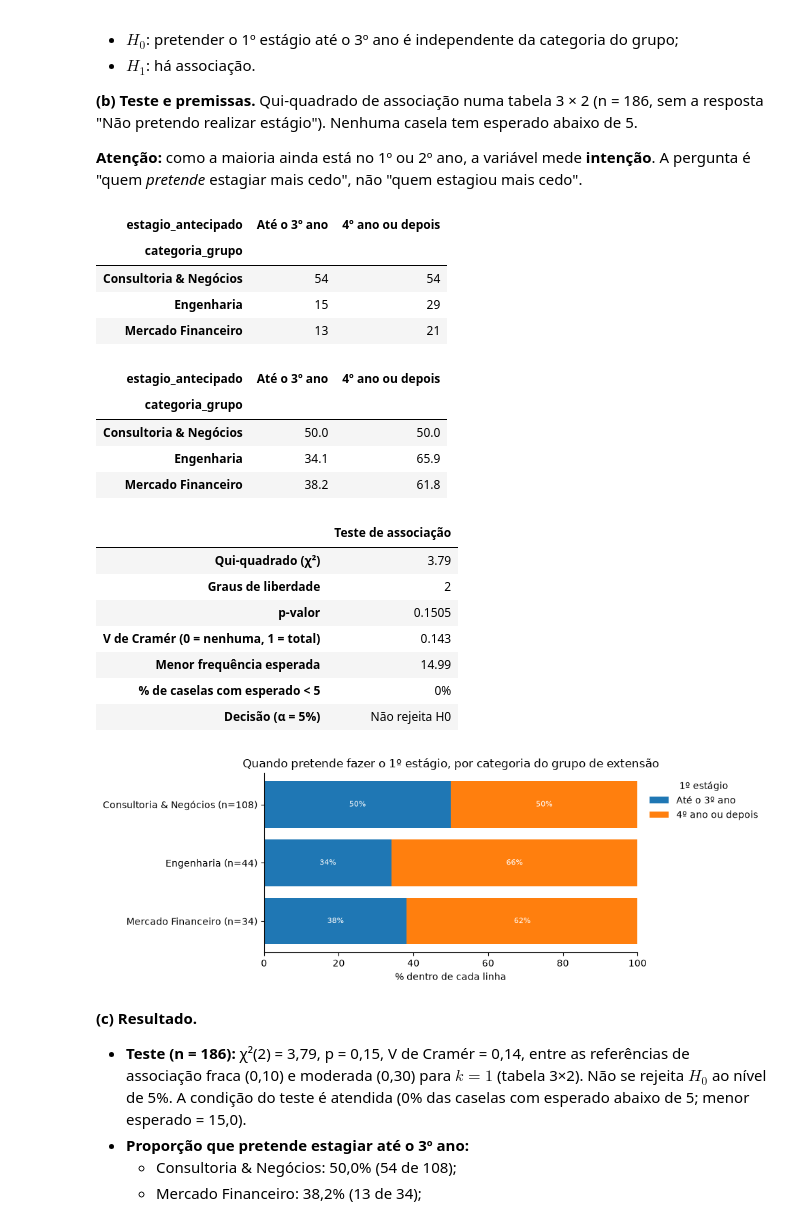
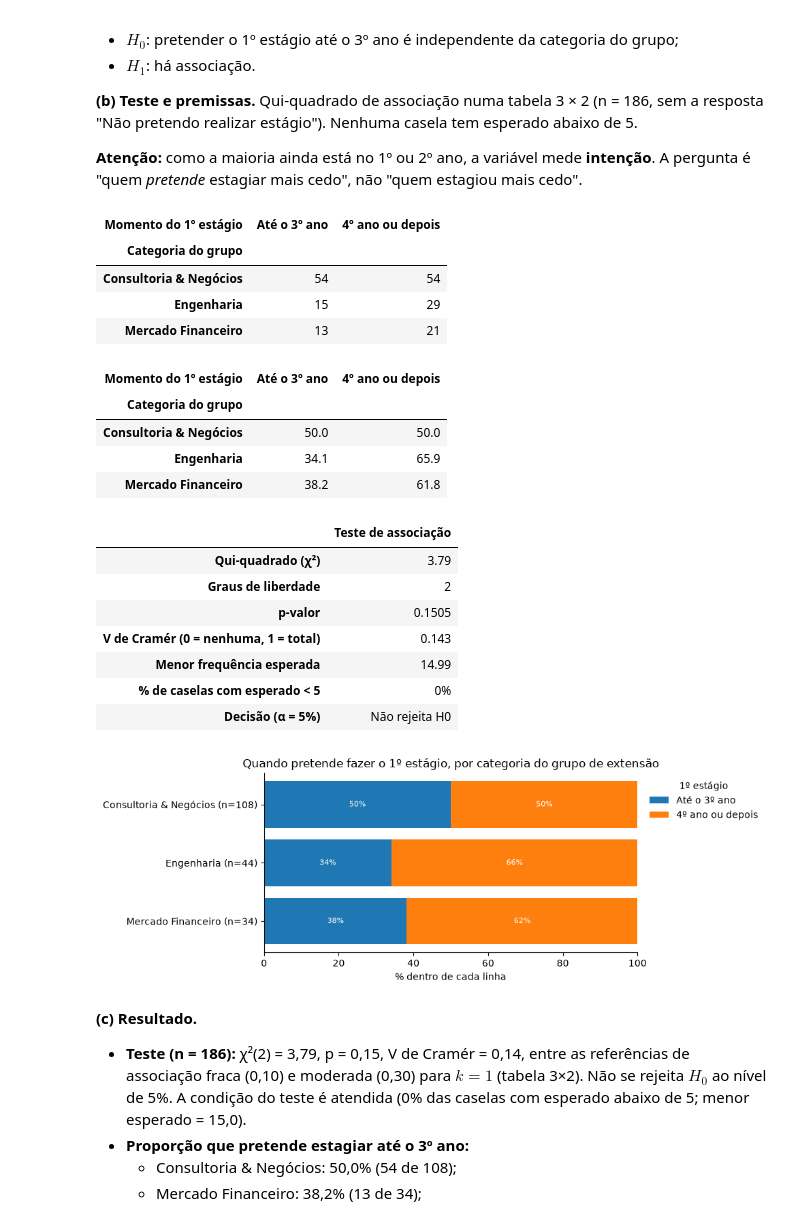
Before and after one commit to psallescard/estudo-grupos-de-extensao, a Jupyter notebook: notebooks/02_Carreira_Trajetoria_Objetivos.ipynb, the cells around one changed output. Cells and saved outputs as stored; diff of their text form; code cells hidden in the pictures.

```diff
--- a/notebooks/02_Carreira_Trajetoria_Objetivos.ipynb
+++ b/notebooks/02_Carreira_Trajetoria_Objetivos.ipynb
@@ -48,6 +48,7 @@ from src.stats_tests import (chi_square_association, group_means, one_way_anova,
                              standardized_residuals)
 
 pd.set_option("display.max_columns", None)
+pd.set_option("display.max_colwidth", None)
 df = prepare_front_data(pd.read_parquet(DATA_DIR / "clean_data.parquet"))
 print(f"{len(df)} alunos carregados.")
 # %% [output]
@@ -324,21 +328,22 @@ plot_stacked_shares(p2_observed, "Área pretendida após a formatura, por motiva
 # %%
 p3_sample = analysis_sample(df, ["categoria_grupo", "estagio_antecipado"])
 p3_observed, p3_result = chi_square_association(p3_sample, "categoria_grupo", "estagio_antecipado")
+p3_observed = p3_observed.rename_axis(index="Categoria do grupo", columns="Momento do 1º estágio")
 p3_observed.to_csv(TAB_DIR / "f3_tab11_p3_categoria_x_estagio.csv")
 p3_result.to_csv(TAB_DIR / "f3_tab12_p3_qui_quadrado.csv")
 display(p3_observed)
 display(row_percentages(p3_observed))
 display(p3_result)
 plot_stacked_shares(p3_observed, "Quando pretende fazer o 1º estágio, por categoria do grupo de extensão",
                     "1º estágio", FIG_DIR / "f3_fig05_p3_estagio_por_categoria.png")
 # %% [output]
-| estagio_antecipado | Até o 3º ano | 4º ano ou depois |
-| categoria_grupo |  |  |
+| Momento do 1º estágio | Até o 3º ano | 4º ano ou depois |
+| Categoria do grupo |  |  |
 | Consultoria & Negócios | 54 | 54 |
 | Engenharia | 15 | 29 |
 | Mercado Financeiro | 13 | 21 |
-| estagio_antecipado | Até o 3º ano | 4º ano ou depois |
-| categoria_grupo |  |  |
+| Momento do 1º estágio | Até o 3º ano | 4º ano ou depois |
+| Categoria do grupo |  |  |
 | Consultoria & Negócios | 50.0 | 50.0 |
 | Engenharia | 34.1 | 65.9 |
 | Mercado Financeiro | 38.2 | 61.8 |
```
Also changed, not shown: parts of 12 cells of this notebook, 13 other files.
